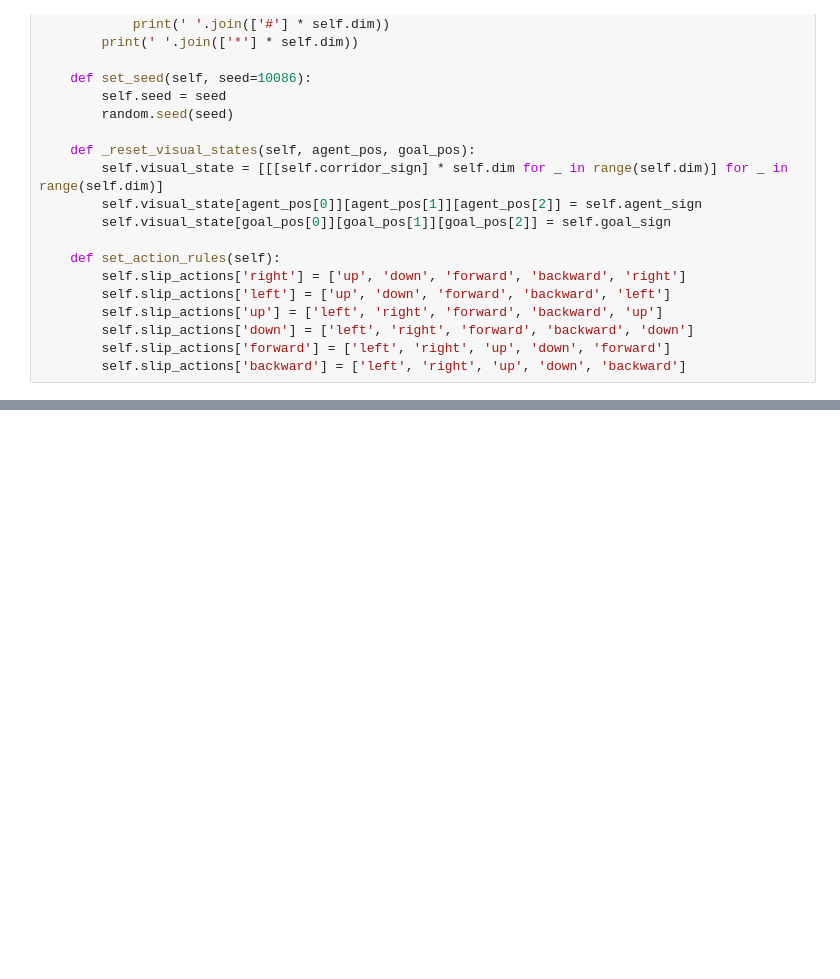
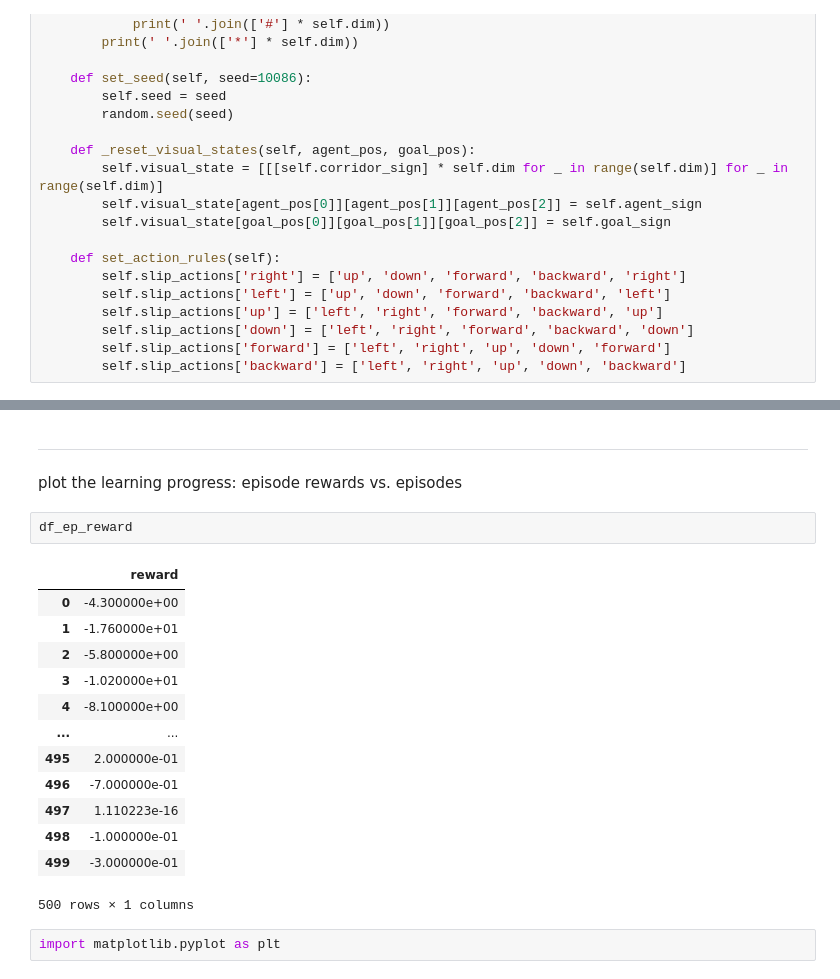
Before and after one commit to kailing231/treasurecube, a Jupyter notebook: TreasureHunt.ipynb, the cells around one changed output, grey strips where cells are left out. Cells and saved outputs as stored; diff of their text form; blank space fills up the shorter version.

```diff
--- a/TreasureHunt.ipynb
+++ b/TreasureHunt.ipynb
@@ -292,3 +314,28 @@ epsisode: 496, total_steps: 18 episode reward: -0.7000000000000004
 epsisode: 497, total_steps: 11 episode reward: 1.1102230246251565e-16
 epsisode: 498, total_steps: 12 episode reward: -0.09999999999999987
 epsisode: 499, total_steps: 14 episode reward: -0.30000000000000004
+# %% [markdown]
+
+
+---
+
+
+plot the learning progress: episode rewards vs. episodes
+# %%
+df_ep_reward
+# %% [output]
+|  | reward |
+| 0 | -4.300000e+00 |
+| 1 | -1.760000e+01 |
+| 2 | -5.800000e+00 |
+| 3 | -1.020000e+01 |
+| 4 | -8.100000e+00 |
+| ... | ... |
+| 495 | 2.000000e-01 |
+| 496 | -7.000000e-01 |
+| 497 | 1.110223e-16 |
+| 498 | -1.000000e-01 |
+| 499 | -3.000000e-01 |
+500 rows × 1 columns
+# %%
+import matplotlib.pyplot as plt
```
Also changed, not shown: parts of 13 cells of this notebook.
